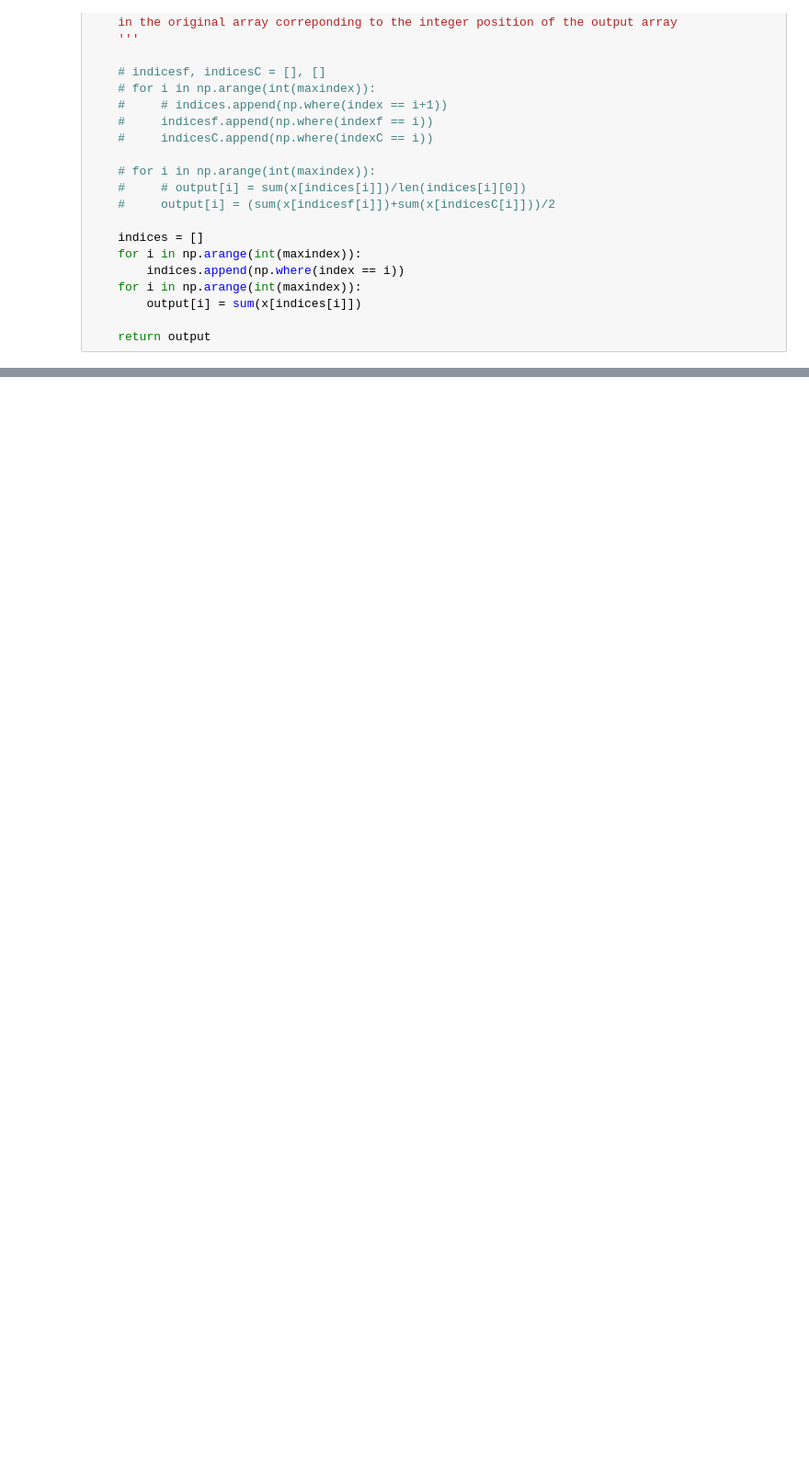
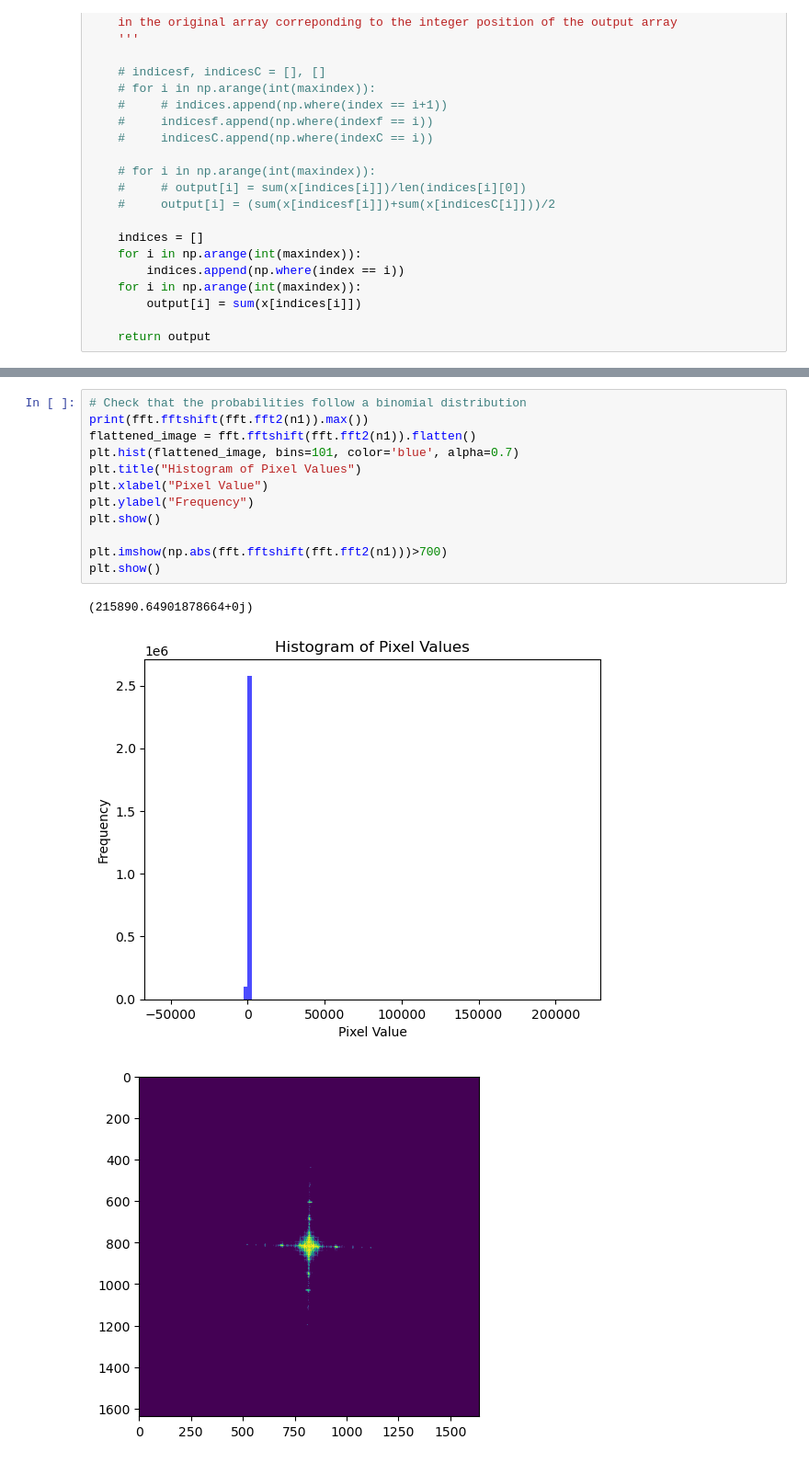
Before and after one commit to levijh1/TomoMono, a Jupyter notebook: FourierRingCorrelation.ipynb, the cells around one changed output, grey strips where cells are left out. Shown at 92% size. Drawn from its saved outputs; the diff is of its cells as text; blank space fills up the shorter version.

```diff
--- a/FourierRingCorrelation.ipynb
+++ b/FourierRingCorrelation.ipynb
@@ -240,6 +228,22 @@ def FRC( i1, i2, thresholding='half-bit', single_image=True):
           T = [t1, t2, t3, t4]
 
     return (x_fsc, FSC, x_T, T)
+# %%
+# Check that the probabilities follow a binomial distribution
+print(fft.fftshift(fft.fft2(n1)).max())
+flattened_image = fft.fftshift(fft.fft2(n1)).flatten()
+plt.hist(flattened_image, bins=101, color='blue', alpha=0.7)
+plt.title("Histogram of Pixel Values")
+plt.xlabel("Pixel Value")
+plt.ylabel("Frequency")
+plt.show()
+
+plt.imshow(np.abs(fft.fftshift(fft.fft2(n1)))>700)
+plt.show()
+# %% [output]
+(215890.64901878664+0j)
+[figure, added]
+[figure, added]
 # %%
 maxFrequency = 1/(2*pixelSize) #Based on the nyquist frequency
 print(maxFrequency)
```
Also changed, not shown: parts of 12 cells of this notebook, 1 other file.
